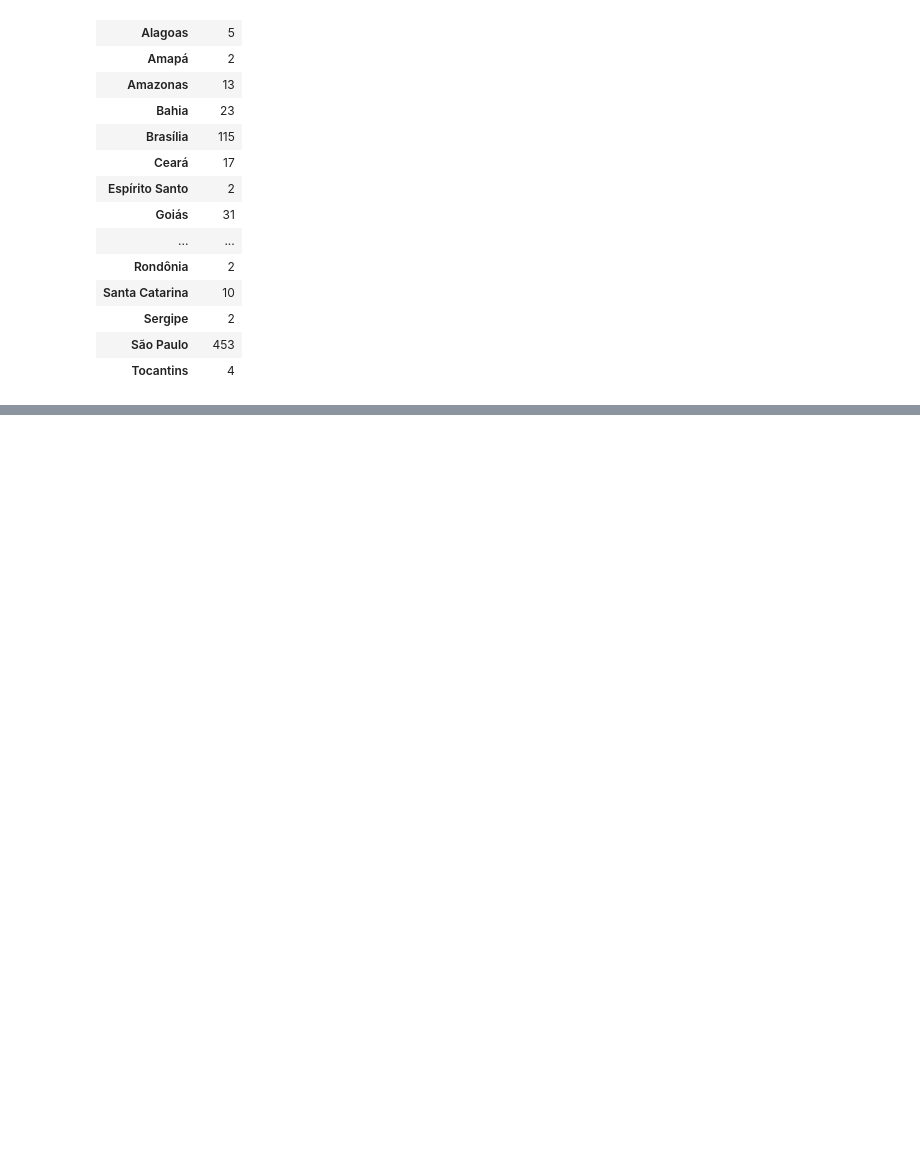
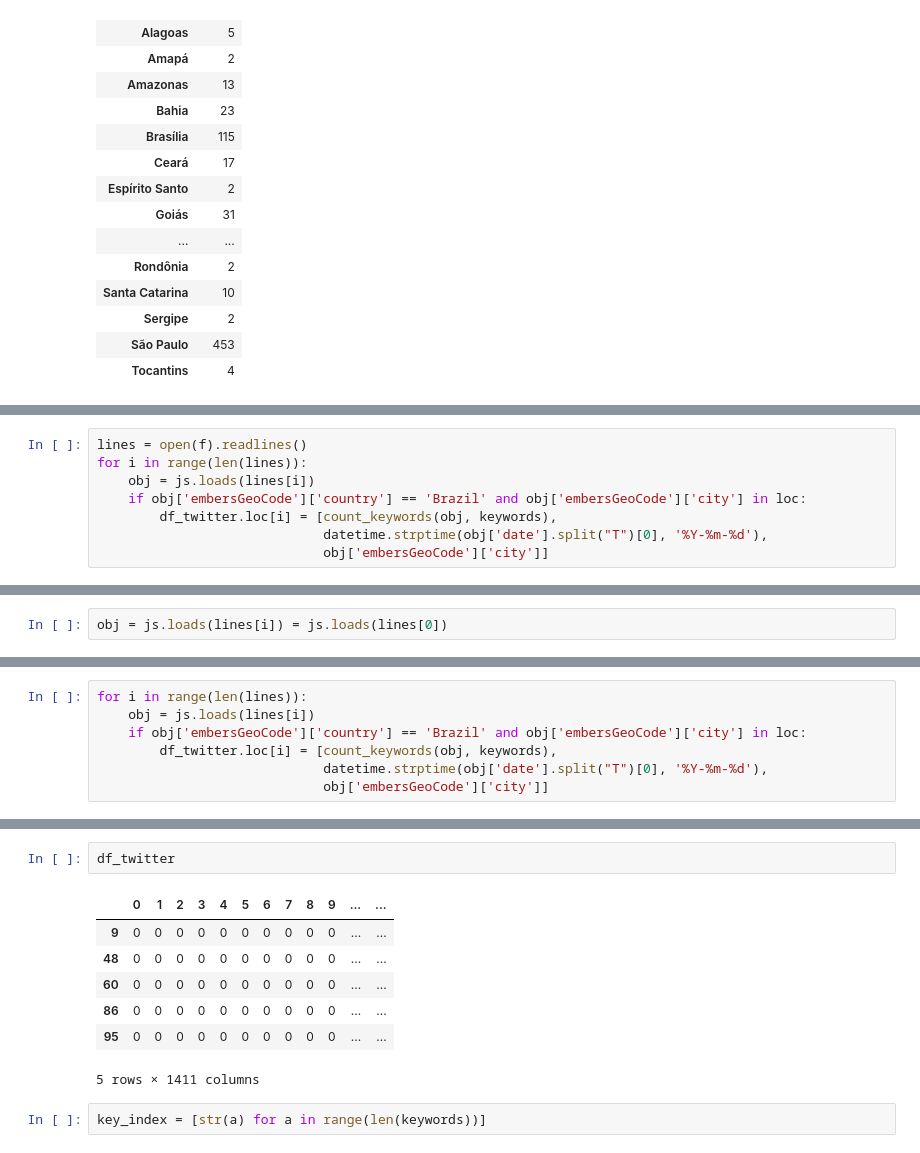
Before and after one commit to runninghack/multi_lingual_lasso, a Jupyter notebook: ipython_notebook_log.ipynb, the cells around one changed output, grey strips where cells are left out. Drawn from its saved outputs; the diff is of its cells as text; blank space fills up the shorter version.

```diff
--- a/ipython_notebook_log.ipynb
+++ b/ipython_notebook_log.ipynb
@@ -481,0 +1828,8 @@ df_gsr_selected.groupby('city').agg({'event':np.sum})
+# %%
+lines = open(f).readlines()
+for i in range(len(lines)):
+    obj = js.loads(lines[i])
+    if obj['embersGeoCode']['country'] == 'Brazil' and obj['embersGeoCode']['city'] in loc:
+        df_twitter.loc[i] = [count_keywords(obj, keywords),
+                             datetime.strptime(obj['date'].split("T")[0], '%Y-%m-%d'),
+                             obj['embersGeoCode']['city']]
@@ -481,0 +1838,2 @@ df_gsr_selected.groupby('city').agg({'event':np.sum})
+# %%
+obj = js.loads(lines[i]) = js.loads(lines[0])
@@ -481,0 +1860,7 @@ df_gsr_selected.groupby('city').agg({'event':np.sum})
+# %%
+for i in range(len(lines)):
+    obj = js.loads(lines[i])
+    if obj['embersGeoCode']['country'] == 'Brazil' and obj['embersGeoCode']['city'] in loc:
+        df_twitter.loc[i] = [count_keywords(obj, keywords),
+                             datetime.strptime(obj['date'].split("T")[0], '%Y-%m-%d'),
+                             obj['embersGeoCode']['city']]
@@ -481,0 +1901,12 @@ df_gsr_selected.groupby('city').agg({'event':np.sum})
+# %%
+df_twitter
+# %% [output]
+|  | 0 | 1 | 2 | 3 | 4 | 5 | 6 | 7 | 8 | 9 | ... | ... |
+| 9 | 0 | 0 | 0 | 0 | 0 | 0 | 0 | 0 | 0 | 0 | ... | ... |
+| 48 | 0 | 0 | 0 | 0 | 0 | 0 | 0 | 0 | 0 | 0 | ... | ... |
+| 60 | 0 | 0 | 0 | 0 | 0 | 0 | 0 | 0 | 0 | 0 | ... | ... |
+| 86 | 0 | 0 | 0 | 0 | 0 | 0 | 0 | 0 | 0 | 0 | ... | ... |
+| 95 | 0 | 0 | 0 | 0 | 0 | 0 | 0 | 0 | 0 | 0 | ... | ... |
+5 rows × 1411 columns
+# %%
+key_index = [str(a) for a in range(len(keywords))]
```
Also changed, not shown: parts of 159 cells of this notebook, 1 other file.
